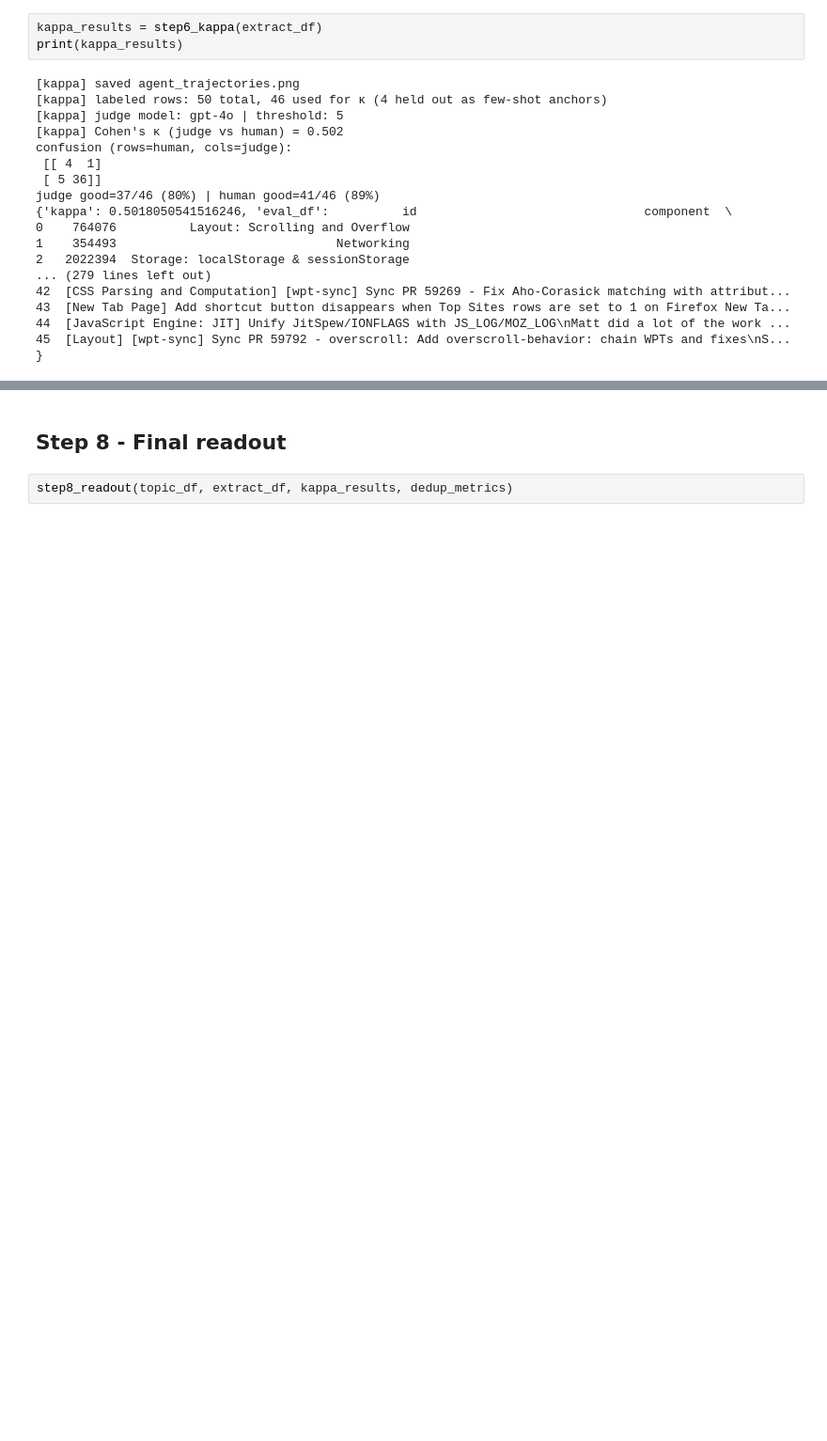
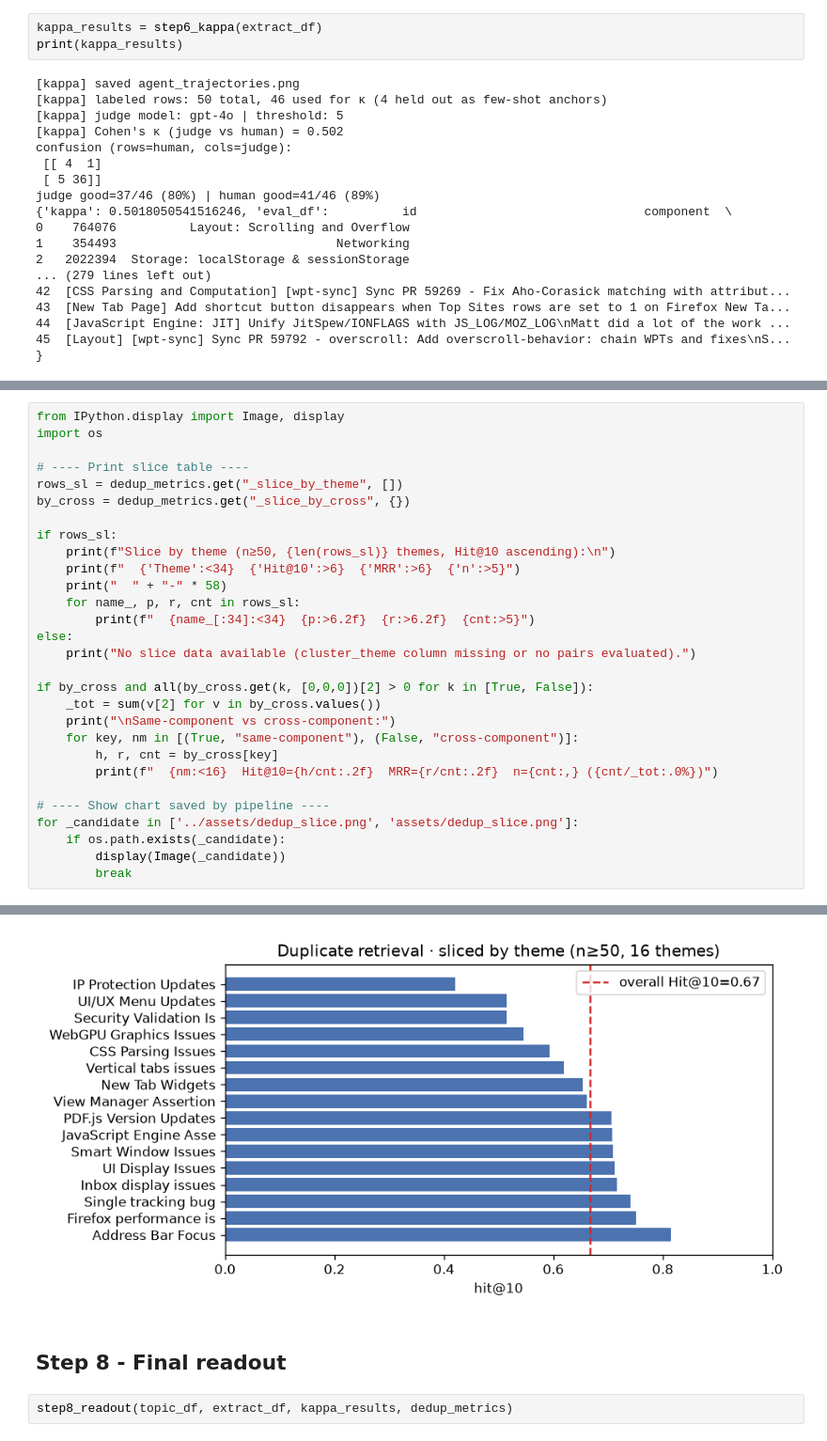
Before and after one commit to guangyuw/llm-eval-bug-triage, a Jupyter notebook: notebooks/analysis.ipynb, the cells around one changed output, grey strips where cells are left out. Shown at 94% size. Drawn from its saved outputs; the diff is of its cells as text; blank space fills up the shorter version.

```diff
--- a/notebooks/analysis.ipynb
+++ b/notebooks/analysis.ipynb
@@ -283,0 +335,30 @@ dedup_metrics
+# %%
+from IPython.display import Image, display
+import os
+
+# ---- Print slice table ----
+rows_sl = dedup_metrics.get("_slice_by_theme", [])
+by_cross = dedup_metrics.get("_slice_by_cross", {})
+
+if rows_sl:
+    print(f"Slice by theme (n≥50, {len(rows_sl)} themes, Hit@10 ascending):\n")
+    print(f"  {'Theme':<34}  {'Hit@10':>6}  {'MRR':>6}  {'n':>5}")
+    print("  " + "-" * 58)
+    for name_, p, r, cnt in rows_sl:
+        print(f"  {name_[:34]:<34}  {p:>6.2f}  {r:>6.2f}  {cnt:>5}")
+else:
+    print("No slice data available (cluster_theme column missing or no pairs evaluated).")
+
+if by_cross and all(by_cross.get(k, [0,0,0])[2] > 0 for k in [True, False]):
+    _tot = sum(v[2] for v in by_cross.values())
+    print("\nSame-component vs cross-component:")
+    for key, nm in [(True, "same-component"), (False, "cross-component")]:
+        h, r, cnt = by_cross[key]
+        print(f"  {nm:<16}  Hit@10={h/cnt:.2f}  MRR={r/cnt:.2f}  n={cnt:,} ({cnt/_tot:.0%})")
+
+# ---- Show chart saved by pipeline ----
+for _candidate in ['../assets/dedup_slice.png', 'assets/dedup_slice.png']:
+    if os.path.exists(_candidate):
+        display(Image(_candidate))
+        break
+# %% [output]
@@ -284,3 +382,4 @@ dedup_metrics
+[figure, added]
 # %% [markdown]
 ## Step 8 - Final readout
 # %%
```
Also changed, not shown: parts of 11 cells of this notebook, 2 other files.
